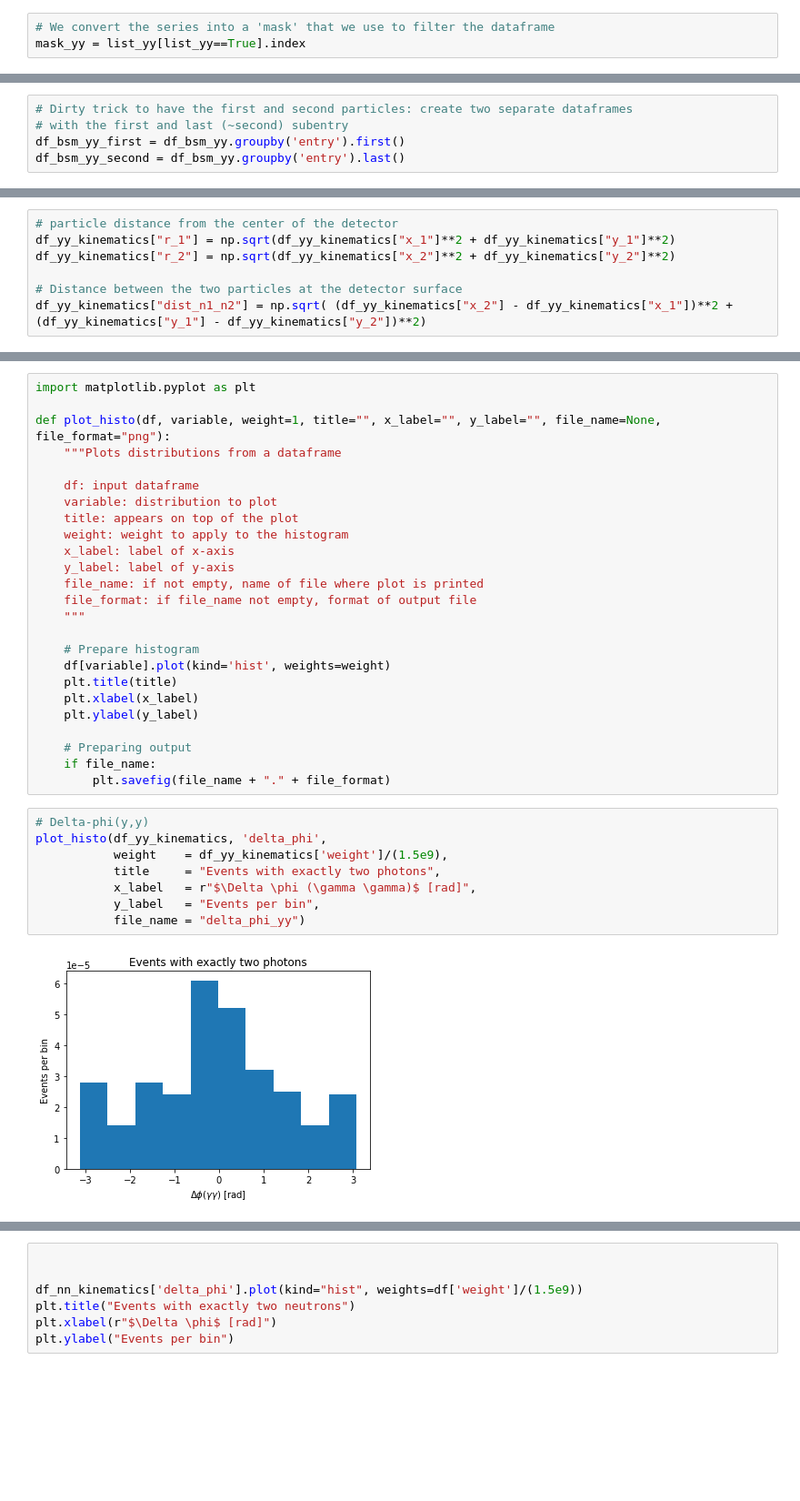
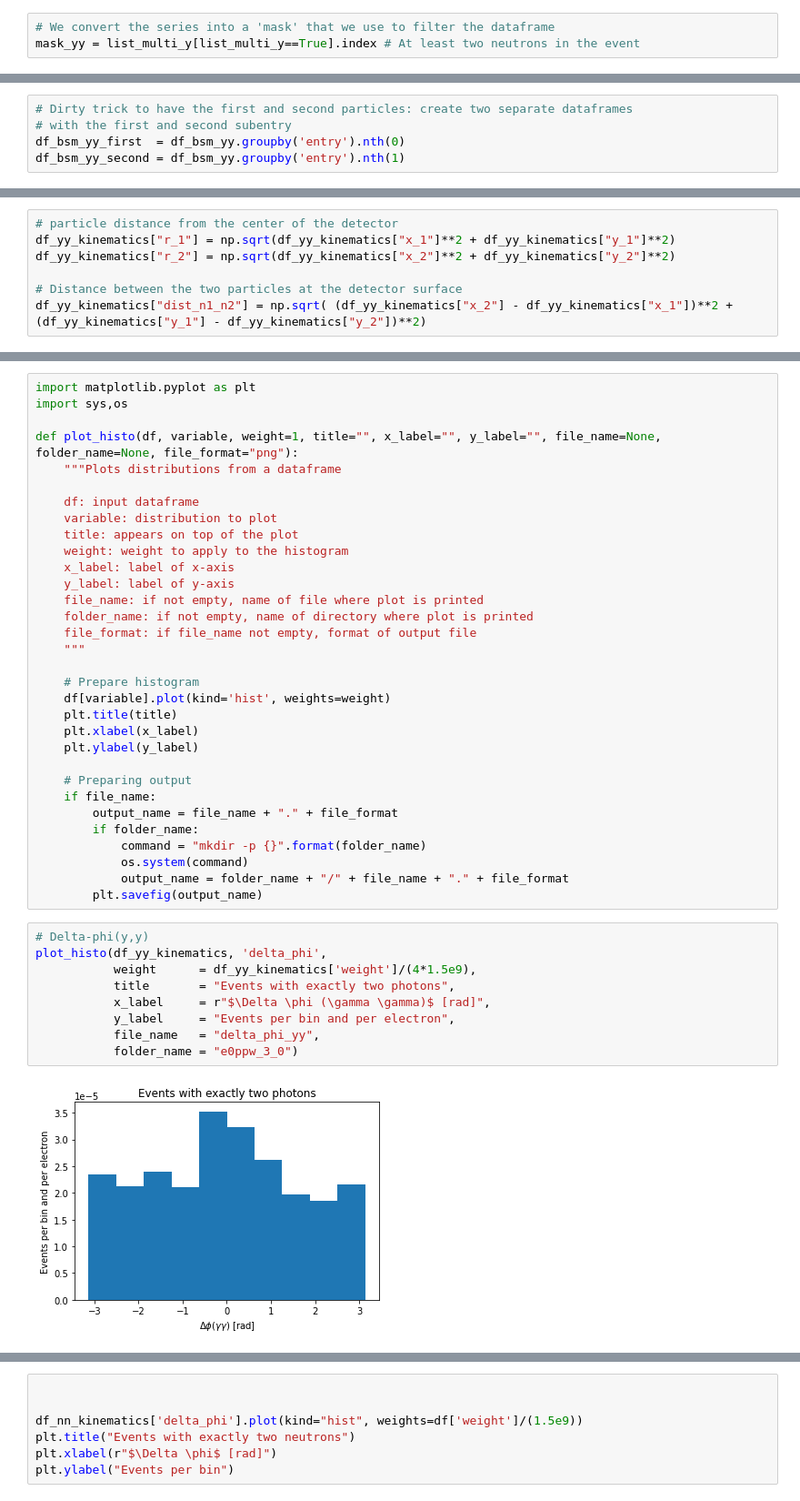
Before and after one commit to NTrevisani/LUXE-NPOD, a Jupyter notebook: Test1.ipynb, the cells around one changed output, grey strips where cells are left out. Shown: that part at 91% size. Cells and saved outputs as stored; diff of their text form; blank space fills up the shorter version.

Commit message:
adding two-photons case

```diff
--- a/Test1.ipynb
+++ b/Test1.ipynb
@@ -480,7 +480,7 @@ list_yy = df_bsm.groupby('entry').apply(get_sum)==44
 list_multi_y = df_bsm.groupby('entry').apply(is_photon) > 1
 # %%
 # We convert the series into a 'mask' that we use to filter the dataframe
-mask_yy = list_yy[list_yy==True].index
+mask_yy = list_multi_y[list_multi_y==True].index # At least two neutrons in the event
 # %%
 # Here we filter
 df_bsm_yy = df_bsm.loc[mask_yy]
@@ -515,9 +624,9 @@ def inv_mass(E_1, px_1, py_1, pz_1,
     return np.sqrt( np.absolute((E_1+E_2)**2 - (px_1+px_2)**2 - (py_1+py_2)**2 - (pz_1+pz_2)**2) )
 # %%
 # Dirty trick to have the first and second particles: create two separate dataframes
-# with the first and last (~second) subentry
-df_bsm_yy_first = df_bsm_yy.groupby('entry').first()
-df_bsm_yy_second = df_bsm_yy.groupby('entry').last()
+# with the first and second subentry
+df_bsm_yy_first  = df_bsm_yy.groupby('entry').nth(0)
+df_bsm_yy_second = df_bsm_yy.groupby('entry').nth(1)
 # %%
 # Event variables
 df_yy_kinematics["weight"] = df_bsm_yy_first["weight"]
@@ -595,7 +701,8 @@ df_yy_kinematics.head(5)
 # %%
 import matplotlib.pyplot as plt
+import sys,os
 
-def plot_histo(df, variable, weight=1, title="", x_label="", y_label="", file_name=None, file_format="png"):
+def plot_histo(df, variable, weight=1, title="", x_label="", y_label="", file_name=None, folder_name=None, file_format="png"):
     """Plots distributions from a dataframe
 
     df: input dataframe
@@ -605,6 +712,7 @@ def plot_histo(df, variable, weight=1, title="", x_label="", y_label="", file_na
     x_label: label of x-axis
     y_label: label of y-axis
     file_name: if not empty, name of file where plot is printed
+    folder_name: if not empty, name of directory where plot is printed
     file_format: if file_name not empty, format of output file
     """
 
@@ -616,17 +724,23 @@ def plot_histo(df, variable, weight=1, title="", x_label="", y_label="", file_na
 
     # Preparing output
     if file_name:
-        plt.savefig(file_name + "." + file_format)
+        output_name = file_name + "." + file_format
+        if folder_name:
+            command = "mkdir -p {}".format(folder_name)
+            os.system(command)
+            output_name = folder_name + "/" + file_name + "." + file_format
+        plt.savefig(output_name)
 # %%
 # Delta-phi(y,y)
 plot_histo(df_yy_kinematics, 'delta_phi',
-           weight    = df_yy_kinematics['weight']/(1.5e9),
-           title     = "Events with exactly two photons",
-           x_label   = r"$\Delta \phi (\gamma \gamma)$ [rad]",
-           y_label   = "Events per bin",
-           file_name = "delta_phi_yy")
+           weight      = df_yy_kinematics['weight']/(4*1.5e9),
+           title       = "Events with exactly two photons",
+           x_label     = r"$\Delta \phi (\gamma \gamma)$ [rad]",
+           y_label     = "Events per bin and per electron",
+           file_name   = "delta_phi_yy",
+           folder_name = "e0ppw_3_0")
 # %% [output]
-[figure, old version]
+[figure, new version]
 # %%
 # r_1: distance of first photon from the center of the detector
 plot_histo(df_yy_kinematics, 'r_1',
```
Also changed, not shown: parts of 17 cells of this notebook.
